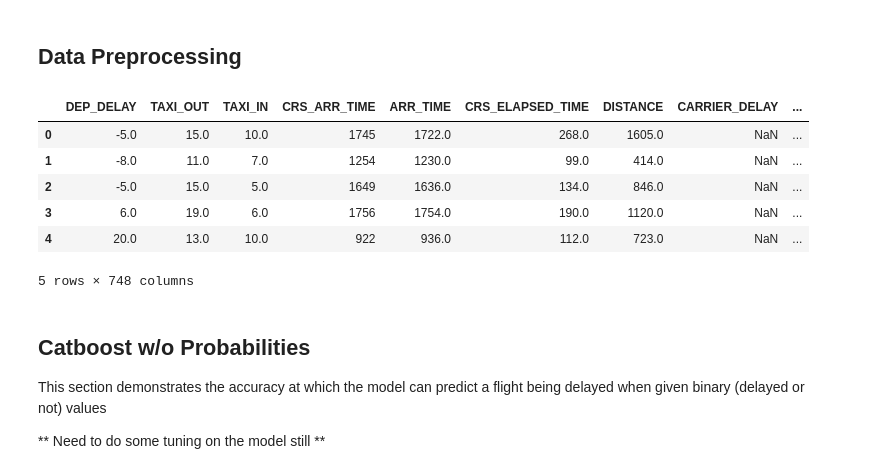
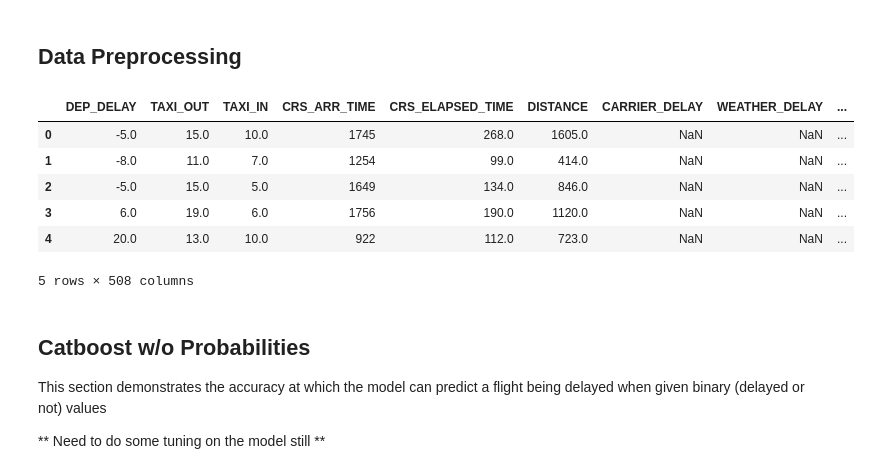
Before and after one commit to SaianshR/airline-delay-analysis, a Jupyter notebook: Models_AllLate.ipynb, the cells around one changed output. Saved outputs shown, nothing was run; the diff lists cells and outputs as text; code cells hidden in the pictures.

```diff
--- a/Models_AllLate.ipynb
+++ b/Models_AllLate.ipynb
@@ -16,34 +16,43 @@ import matplotlib.pyplot as plt
 # %%
 # Create dataframe
 df2018flights = pd.read_csv("./Datasets1/2018.csv")
 
 # Remove op_carrier_fl_num, crs_dep_time, dep_time, wheels_off, wheels_on, cancelled, cancellation_co..., diverted, actual_elapsed_..., air_time, unnamed:27
-df2018flights = df2018flights.drop(["OP_CARRIER_FL_NUM", "CRS_DEP_TIME", "DEP_TIME", "WHEELS_OFF", "WHEELS_ON", "CANCELLED", "CANCELLATION_CODE", "DIVERTED", "ACTUAL_ELAPSED_TIME", "AIR_TIME", "Unnamed: 27"], axis= 1)
+df2018flights = df2018flights.drop(["OP_CARRIER_FL_NUM", "CRS_DEP_TIME", "DEP_TIME", "WHEELS_OFF", "WHEELS_ON", "CANCELLED", "CANCELLATION_CODE", "DIVERTED", "ACTUAL_ELAPSED_TIME", "AIR_TIME", "Unnamed: 27", "ARR_TIME"], axis= 1)
 
 # Create month column
 df2018flights["Month"] = pd.DatetimeIndex(df2018flights["FL_DATE"]).month
 
 # Remove date column
 df2018flights = df2018flights.drop(["FL_DATE"], axis= 1)
 
 # Add labeled column
 df2018flights["Label"] = np.where(df2018flights["ARR_DELAY"] > 0, 1, 0)
 
 # Remove column use to make label
 df2018flights = df2018flights.drop(["ARR_DELAY"], axis= 1)
 
+# Airlines to do not fall in hub and spoke or point to point
+notRelId = ['9E', 'EV', 'MQ', 'OH', 'OO', 'YV', 'YX']
+
+# Removing from dataframe
+mask = ~df2018flights['OP_CARRIER'].isin(notRelId)
+
+# New dataframe without notRel
+df2018flights = df2018flights[mask]
+
 # Dummy encode carrier, destination, and origin columns
 df2018flights = pd.get_dummies(df2018flights, columns= ["OP_CARRIER", "ORIGIN", "DEST"])
 
 df2018flights.head()
 # %% [output]
-|  | DEP_DELAY | TAXI_OUT | TAXI_IN | CRS_ARR_TIME | ARR_TIME | CRS_ELAPSED_TIME | DISTANCE | CARRIER_DELAY | ... |
-| 0 | -5.0 | 15.0 | 10.0 | 1745 | 1722.0 | 268.0 | 1605.0 | NaN | ... |
-| 1 | -8.0 | 11.0 | 7.0 | 1254 | 1230.0 | 99.0 | 414.0 | NaN | ... |
-| 2 | -5.0 | 15.0 | 5.0 | 1649 | 1636.0 | 134.0 | 846.0 | NaN | ... |
-| 3 | 6.0 | 19.0 | 6.0 | 1756 | 1754.0 | 190.0 | 1120.0 | NaN | ... |
-| 4 | 20.0 | 13.0 | 10.0 | 922 | 936.0 | 112.0 | 723.0 | NaN | ... |
+|  | DEP_DELAY | TAXI_OUT | TAXI_IN | CRS_ARR_TIME | CRS_ELAPSED_TIME | DISTANCE | CARRIER_DELAY | WEATHER_DELAY | ... |
+| 0 | -5.0 | 15.0 | 10.0 | 1745 | 268.0 | 1605.0 | NaN | NaN | ... |
+| 1 | -8.0 | 11.0 | 7.0 | 1254 | 99.0 | 414.0 | NaN | NaN | ... |
+| 2 | -5.0 | 15.0 | 5.0 | 1649 | 134.0 | 846.0 | NaN | NaN | ... |
+| 3 | 6.0 | 19.0 | 6.0 | 1756 | 190.0 | 1120.0 | NaN | NaN | ... |
+| 4 | 20.0 | 13.0 | 10.0 | 922 | 112.0 | 723.0 | NaN | NaN | ... |
-5 rows × 748 columns
+5 rows × 508 columns
 # %%
 # Preparing and creating test train split
 X = df2018flights.drop(["Label"], axis= 1)
```
Also changed, not shown: parts of 22 cells of this notebook, 3 other files.
